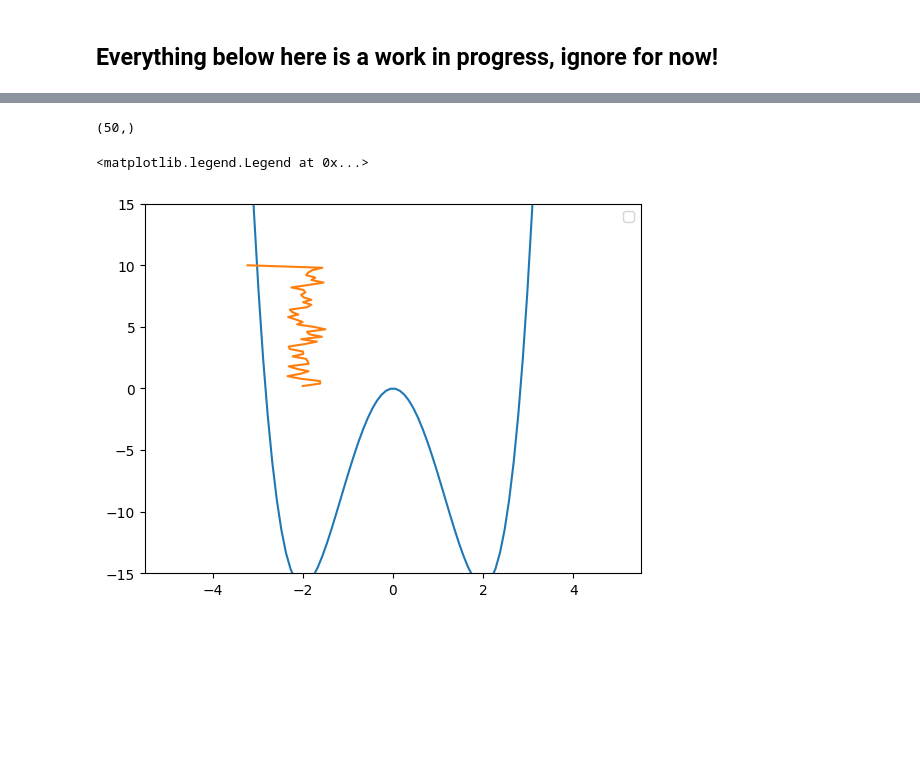
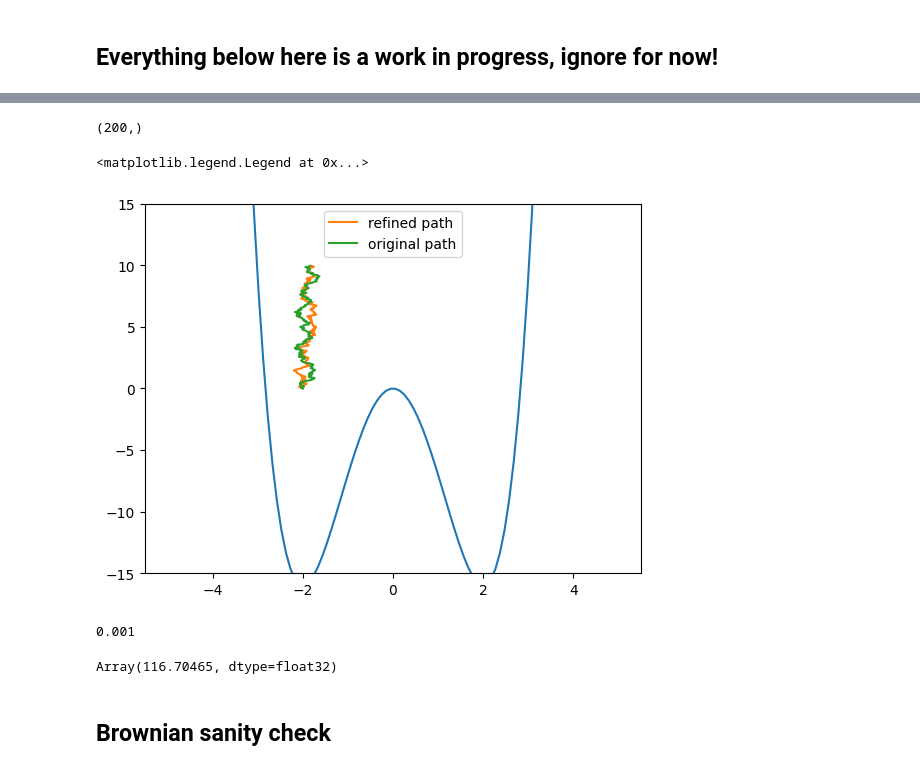
Before and after one commit to reubenharry/path_sampling, a Jupyter notebook: src/path_sampling_nb.ipynb, the cells around one changed output, grey strips where cells are left out. Cells and saved outputs as stored; diff of their text form; code cells hidden in the pictures; blank space fills up the shorter version.

```diff
--- a/src/path_sampling_nb.ipynb
+++ b/src/path_sampling_nb.ipynb
@@ -439,0 +463,18 @@ path shape (50, 1)
+# %%
+key = jax.random.key(0)
+b = uref # initialize b as uref
+schedule = [0.5, 1.0] # , 0.2, 0.3, 0.4, 0.5, 0.6, 0.7, 0.8, 0.9, 1.0]
+for i, s in enumerate(schedule):
+
+
+
+    key = jax.random.fold_in(key, i)
+
+    # update b -> b + dbds
+    b = update(b=b,
+        hyperparams={'dt': 0.005, 'num_steps': 100, 'num_training_steps' : 1000, 'batch_size' :200},
+        key=key,
+        old_s=schedule[i-1] if i>0 else 0.0,
+        new_s=s,
+        i=i,
+    )
@@ -463,12 +499,12 @@ initial_position = xs[0].reshape(xs[0].shape[0]*xs[0].shape[1])
 #     # assert x.shape[0] == ndims
 #     return -jax.grad(lambda x: (x**4 - 8 * x**2))(x)
 
+hyperparams={'dt': 0.001, 'num_steps': 200, 'num_training_steps' : 1000}
 
-time = np.arange(1,hyperparams['num_steps']+1)*hyperparams['dt']
+time = np.arange(0,hyperparams['num_steps'])*hyperparams['dt']
 
-hyperparams={'dt': 0.01, 'num_steps': 50, 'num_training_steps' : 1000}
 
-path_key = jax.random.key(0)
+path_key = jax.random.key(1)
 xs, times = jax.pmap(lambda key:sample_sde(
     b=uref,
     W = lambda _, key: jnp.sqrt(2)*jax.random.normal(key, shape=(ndims,)),
@@ -481,10 +517,13 @@ xs, times = jax.pmap(lambda key:sample_sde(
 
 def I_exp(x, time, b):
     x = x.reshape((-1, ndims))
-    dt = time[1]
+    dt = hyperparams['dt']
+    print(dt)
     dxdts = dfdt(x, dt)
     div_us = div_f(x, time, b)
-    out = jax.vmap(lambda xt,t, div_u, dxdt : 0.5*dt*(0.5*(dxdt - b(xt, t)).dot(dxdt - b(xt, t)) + 0.5*div_u))(x, time, div_us, dxdts)
+    out = jax.vmap(lambda xt,t, div_u, dxdt : 0.5*dt*(0.5*(dxdt - b(xt, t)).dot(dxdt - b(xt, t)) + 0.5*div_u) )(x, time, div_us, dxdts)
+    # div = jax.vmap(lambda xt,t, div_u, dxdt : div_u)(x, time, div_us, dxdts)
+    # jax.debug.print("div {x}", x=jnp.sum(div))
     return jnp.sum(out)
 
 
@@ -493,9 +532,8 @@ def I_exp(x, time, b):
 def refine_path_exp(x, s, time, rng_key, num_steps):
     initial_position = x.reshape(x.shape[0]*x.shape[1])
 
-    logdensity_fn = lambda x: jax.scipy.stats.norm.logpdf(x[0], loc=-2, scale=0.01)-I_exp(x, time, lambda k, t: uref(-k,t))
-    # logdensity_fn = lambda x: jax.scipy.stats.norm.logpdf(x[0], loc=-2, scale=0.01)-I_exp(x, time, uref)
-    # - s*J(x.reshape((-1, ndims)), None)
+    # logdensity_fn = lambda x: jax.scipy.stats.norm.logpdf(x[0], loc=-2, scale=0.01)-I_exp(x, time, lambda k, t: uref(k,t))
+    logdensity_fn = lambda x: jax.scipy.stats.norm.logpdf(x[0], loc=-2, scale=0.01)-I_exp(x, time, uref) - s*J(x.reshape((-1, ndims)), None)
 
     # logdensity_fn = lambda x: I(x, time, uref)
 
@@ -514,7 +552,7 @@ def refine_path_exp(x, s, time, rng_key, num_steps):
 
 samples = refine_path_exp(
     x=xs[0],
-    s=1.00,
+    s=0.0,
     time=time,
     rng_key=jax.random.key(0),
     num_steps=100000
@@ -522,15 +568,28 @@ samples = refine_path_exp(
 # %%
 # plot samples[-1]
 print(samples.shape)
 # plt.plot(samples[0, :])
+# hyperparams['dt']
+
+# (time/hyperparams['dt']) / 5
+# time
 
 x = jnp.expand_dims(jnp.linspace(-5, 5, 100), 1)
 y = (x**4 - 8 * x**2)
 plt.ylim(-15,15)
 plt.plot(x, y)
-plt.plot(samples[:],(time/hyperparams['dt'])/5)
+plt.plot(samples[:],(time/hyperparams['dt'])/20, label='refined path')
+plt.plot(xs[0],(time/hyperparams['dt'])/20, label='original path')
 plt.legend()
 # %% [output]
-(50,)
+(200,)
 <matplotlib.legend.Legend at 0x...>
-[figure, old version]
+[figure, new version]
+# %%
+I_exp(samples, time, uref)
+# samples.shape
+# %% [output]
+0.001
+Array(116.70465, dtype=float32)
+# %% [markdown]
+## Brownian sanity check
```
Also changed, not shown: parts of 13 cells of this notebook, 1 other file.
